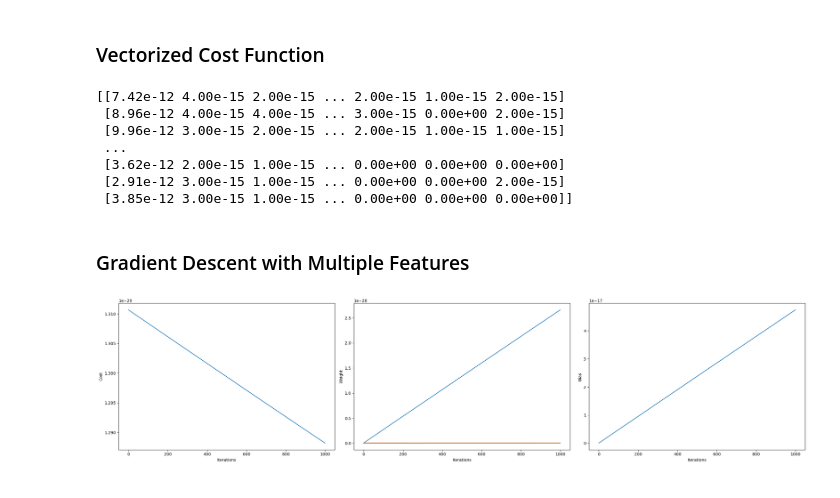
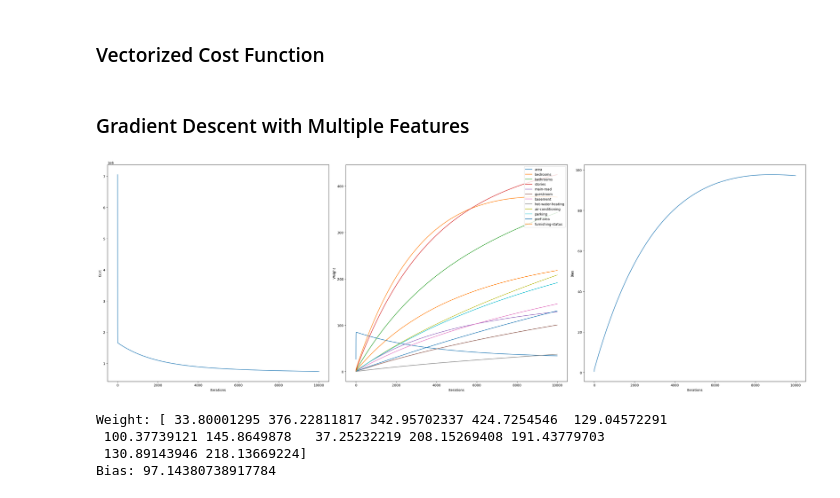
Before and after one commit to shahzadgamedev/MachineLearning, a Jupyter notebook: SupervisedLearning/HousingPriceExample.ipynb, the cells around one changed output. Saved outputs shown, nothing was run; the diff lists cells and outputs as text; code cells hidden in the pictures.

Commit message:
Added a Way to Test the model updated HousingPriceExample.ipynb

```diff
--- a/SupervisedLearning/HousingPriceExample.ipynb
+++ b/SupervisedLearning/HousingPriceExample.ipynb
@@ -21,8 +21,7 @@ def convert_furnishing_status(value):
     else:
         raise ValueError(f"Unknown furnishing status: {value}")
 
-# Load the data from the CSV file, skipping the header
-data = np.genfromtxt(r'.\Regression\Data\Housing_Data.csv', delimiter=',', skip_header=1, dtype=float, converters={
+converters = {
     5: convert_yes_no,  # main road
     6: convert_yes_no,  # guestroom
     7: convert_yes_no,  # basement
@@ -30,7 +29,9 @@ data = np.genfromtxt(r'.\Regression\Data\Housing_Data.csv', delimiter=',', skip_
     9: convert_yes_no,  # air conditioning
     11: convert_yes_no, # pref area
     12: convert_furnishing_status  # furnishing status
-})
+}
+# Load the data from the CSV file, skipping the header
+data = np.genfromtxt(r'.\Regression\Data\Housing_Data.csv', delimiter=',', skip_header=1, dtype=float, converters=converters)
 
 # Split the data into features (x) and target (y)
 x = data[:, 1:]  # all columns except the first one
@@ -57,26 +58,23 @@ def cost_function(features, target, params_w, param_b):
     return (1 / (2 * m)) * cost
 
 def scale_features(features):
-    return features / 1000
+    return features / 100
+def scale_target(target):
+    return target / 1000
 def back_scale_features(features):
-    return features * 1000
+    return features * 100
+def back_scale_target(target):
+    return target * 1000
 
-y = scale_features(y)
-x = scale_features(x)
-print(x)
+y = scale_target(y)
+
+# only scale the area column
+x[:, 0] = scale_features(x[:, 0])
-# %% [output]
-[[7.42e-12 4.00e-15 2.00e-15 ... 2.00e-15 1.00e-15 2.00e-15]
- [8.96e-12 4.00e-15 4.00e-15 ... 3.00e-15 0.00e+00 2.00e-15]
- [9.96e-12 3.00e-15 2.00e-15 ... 2.00e-15 1.00e-15 1.00e-15]
- ...
- [3.62e-12 2.00e-15 1.00e-15 ... 0.00e+00 0.00e+00 0.00e+00]
- [2.91e-12 3.00e-15 1.00e-15 ... 0.00e+00 0.00e+00 2.00e-15]
- [3.85e-12 3.00e-15 1.00e-15 ... 0.00e+00 0.00e+00 0.00e+00]]
 # %% [markdown]
 ### Gradient Descent with Multiple Features
 # %%
-iterations = 1000
-learning_rate = 0.00001
+iterations = 10000
+learning_rate = 0.0001
 weight = np.zeros(x.shape[1])
 bias = 0
 
@@ -117,34 +115,51 @@ for i in range(iterations):
 
     #simultaneous update
     weight = temp_weight
     bias = temp_bias
     weight_history[i] = weight
     bias_history[i] = bias
 
     if i < 100000:
         cost_history.append(cost_function(x, y, weight, bias))
 
 # plot the iterations vs cost
-plt.subplots(1, 3, figsize=(25, 6))
+plt.subplots(1, 3, figsize=(30, 10))
 
 plt.subplot(1,3,1)
 plt.plot(range(iterations), cost_history)
 plt.xlabel('Iterations')
 plt.ylabel('Cost')
 
+
+feature_names = [
+    'area', 'bedrooms', 'bathrooms', 'stories',
+    'main-road', 'guestroom', 'basement', 'hot-water-heating',
+    'air-conditioning', 'parking', 'pref-area', 'furnishing-status'
+]
+
 # plot the iterations vs weight
-plt.subplot(1,3,2)
-plt.plot(range(iterations), weight_history)
+plt.subplot(1, 3, 2)
+for idx in range(len(feature_names)):
+    plt.plot(range(iterations), weight_history[:, idx], label=feature_names[idx])
 plt.xlabel('Iterations')
 plt.ylabel('Weight')
+plt.legend(loc='upper right')  # Add legend to distinguish each weight
+
 
 # plot the iterations vs bias
 plt.subplot(1,3,3)
 plt.plot(range(iterations), bias_history)
 plt.xlabel('Iterations')
 plt.ylabel('Bias')
 
 plt.tight_layout()
 plt.show()
+
+print(f'Weight: {weight}')
+print(f'Bias: {bias}')
 # %% [output]
-[figure, old version]
+[figure, new version]
+Weight: [ 33.80001295 376.22811817 342.95702337 424.7254546  129.04572291
+ 100.37739121 145.8649878   37.25232219 208.15269408 191.43779703
+ 130.89143946 218.13669224]
+Bias: 97.14380738917784
```
Also changed, not shown: parts of 2 cells of this notebook.
